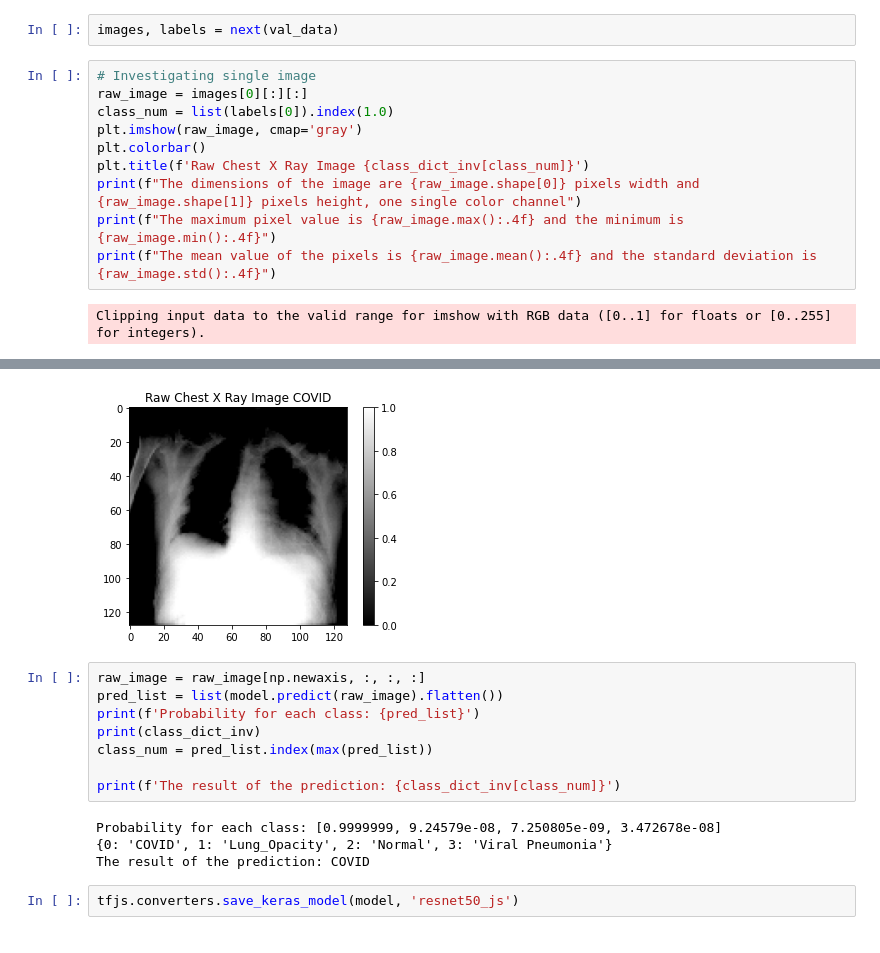
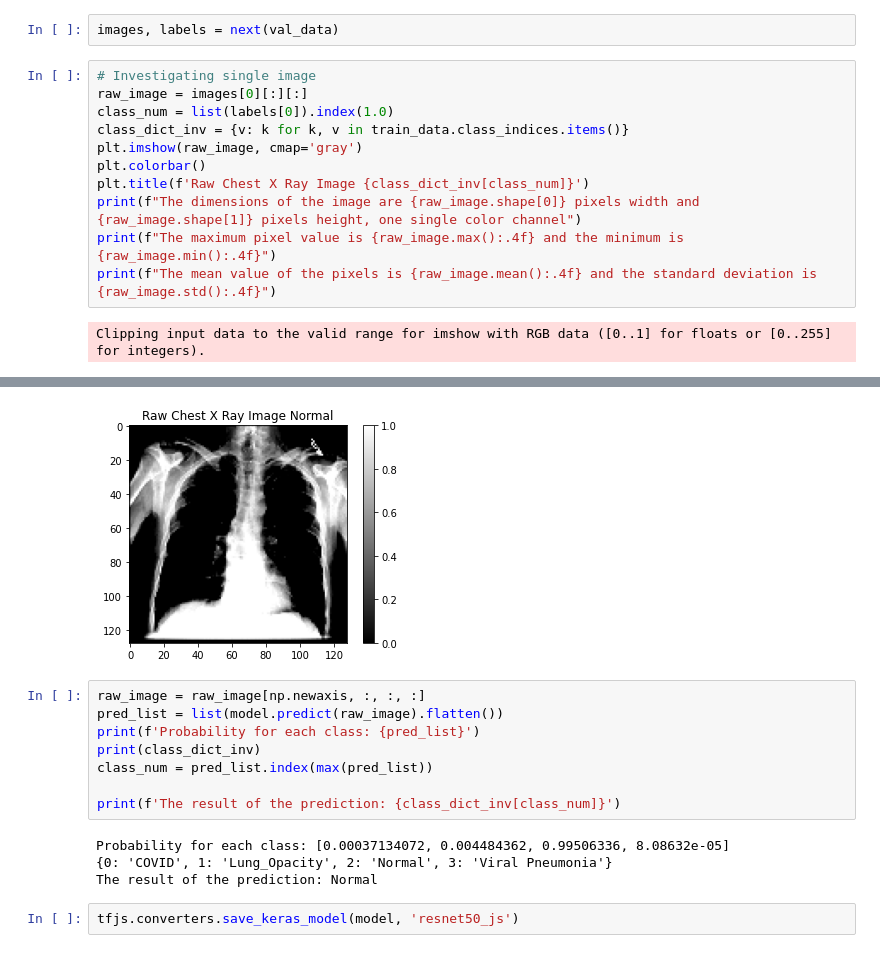
Before and after one commit to HaejoonChoi/COMP4989_CXR_Classification, a Jupyter notebook: reconstruct_use_model.ipynb, the cells around one changed output, grey strips where cells are left out. Saved outputs shown, nothing was run; the diff lists cells and outputs as text.

```diff
--- a/reconstruct_use_model.ipynb
+++ b/reconstruct_use_model.ipynb
@@ -100,6 +101,7 @@ images, labels = next(val_data)
 # Investigating single image
 raw_image = images[0][:][:]
 class_num = list(labels[0]).index(1.0)
+class_dict_inv = {v: k for k, v in train_data.class_indices.items()}
 plt.imshow(raw_image, cmap='gray')
 plt.colorbar()
 plt.title(f'Raw Chest X Ray Image {class_dict_inv[class_num]}')
@@ -114,4 +116,4 @@ The mean value of the pixels is -0.0000 and the standard deviation is 1.0000
-[figure, old version]
+[figure, new version]
 # %%
 raw_image = raw_image[np.newaxis, :, :, :]
 pred_list = list(model.predict(raw_image).flatten())
@@ -121,8 +123,8 @@ class_num = pred_list.index(max(pred_list))
 
 print(f'The result of the prediction: {class_dict_inv[class_num]}')
 # %% [output]
-Probability for each class: [0.9999999, 9.24579e-08, 7.250805e-09, 3.472678e-08]
+Probability for each class: [0.00037134072, 0.004484362, 0.99506336, 8.08632e-05]
 {0: 'COVID', 1: 'Lung_Opacity', 2: 'Normal', 3: 'Viral Pneumonia'}
-The result of the prediction: COVID
+The result of the prediction: Normal
 # %%
 tfjs.converters.save_keras_model(model, 'resnet50_js')
```
Also changed, not shown: parts of 2 cells of this notebook, 1 other file.
